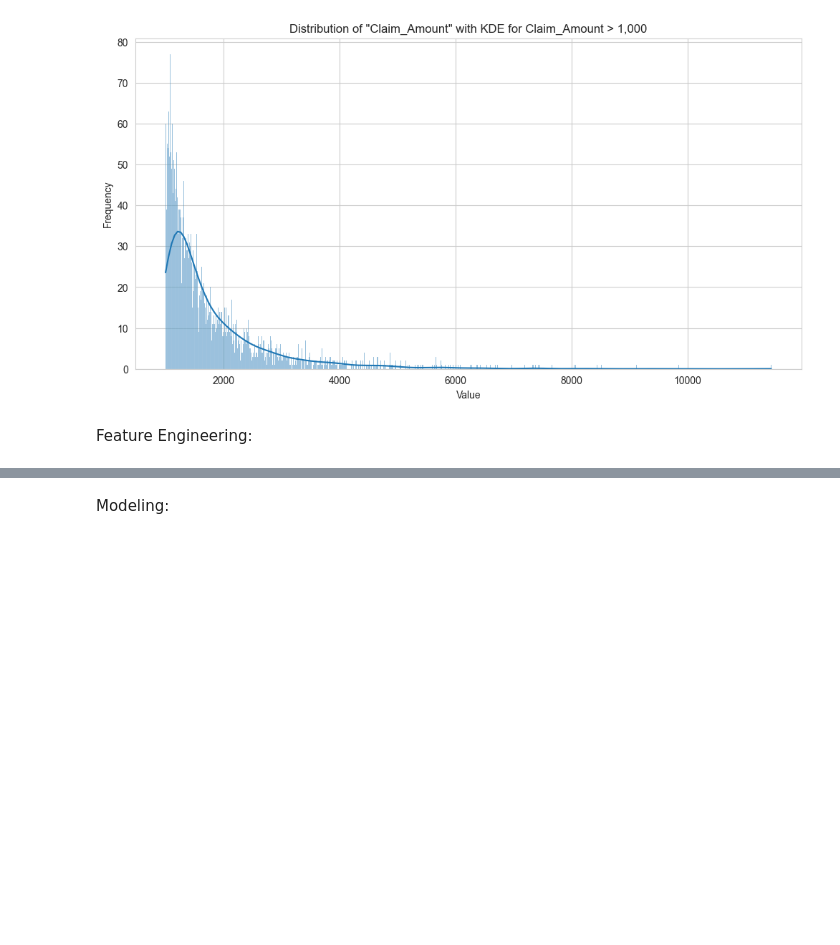
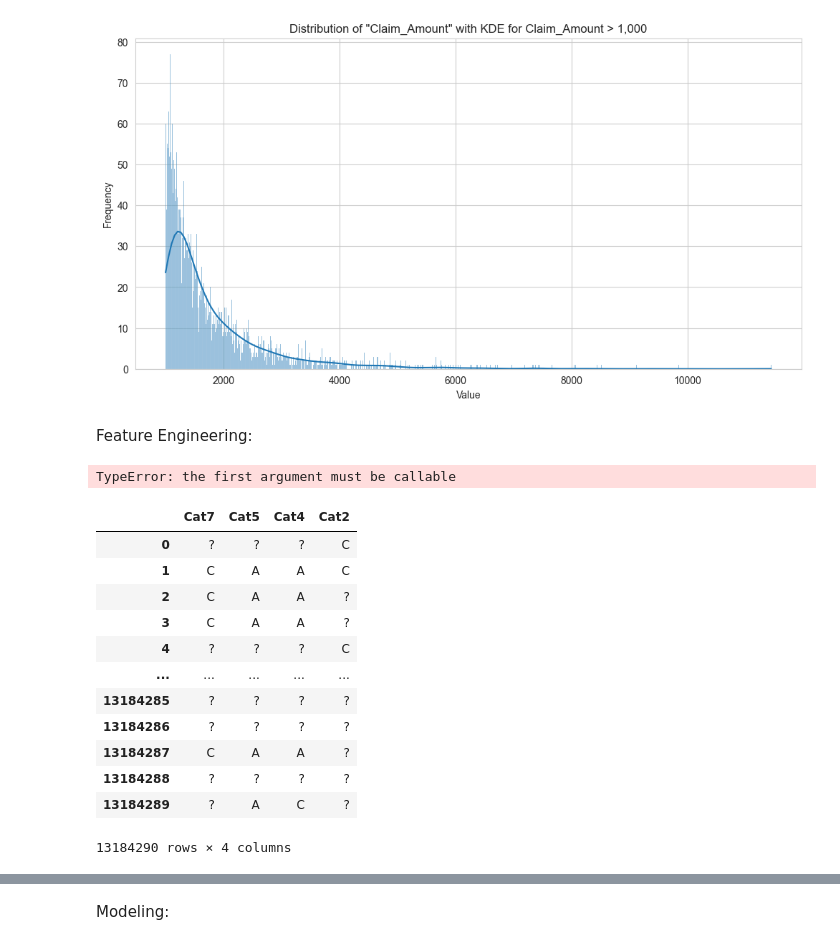
Before and after one commit to AnoopCA/Vehicle_Insurance_Claims_Prediction, a Jupyter notebook: Claims_Prediction.ipynb, the cells around one changed output, grey strips where cells are left out. Saved outputs shown, nothing was run; the diff lists cells and outputs as text; code cells hidden in the pictures; blank space fills up the shorter version.

```diff
--- a/Claims_Prediction.ipynb
+++ b/Claims_Prediction.ipynb
@@ -367,3 +370,27 @@ x_test['Cat12'].fillna('NaN', inplace=True)
 for i in cat_features:
     x = x_test[i].value_counts(normalize=True)
     x_test[i] = x_test[i].map(x)
+# %%
+for i in q_cols:
+    x = x_train[i].value_counts(normalize=True)
+    x_train[x_train[i]=="?",].map(x)
+
+x_train[q_cols]
+# %% [output]
+TypeError: the first argument must be callable
+# %%
+x_train[q_cols]
+# %% [output]
+|  | Cat7 | Cat5 | Cat4 | Cat2 |
+| 0 | ? | ? | ? | C |
+| 1 | C | A | A | C |
+| 2 | C | A | A | ? |
+| 3 | C | A | A | ? |
+| 4 | ? | ? | ? | C |
+| ... | ... | ... | ... | ... |
+| 13184285 | ? | ? | ? | ? |
+| 13184286 | ? | ? | ? | ? |
+| 13184287 | C | A | A | ? |
+| 13184288 | ? | ? | ? | ? |
+| 13184289 | ? | A | C | ? |
+13184290 rows × 4 columns
```
Also changed, not shown: parts of 3 cells of this notebook.
